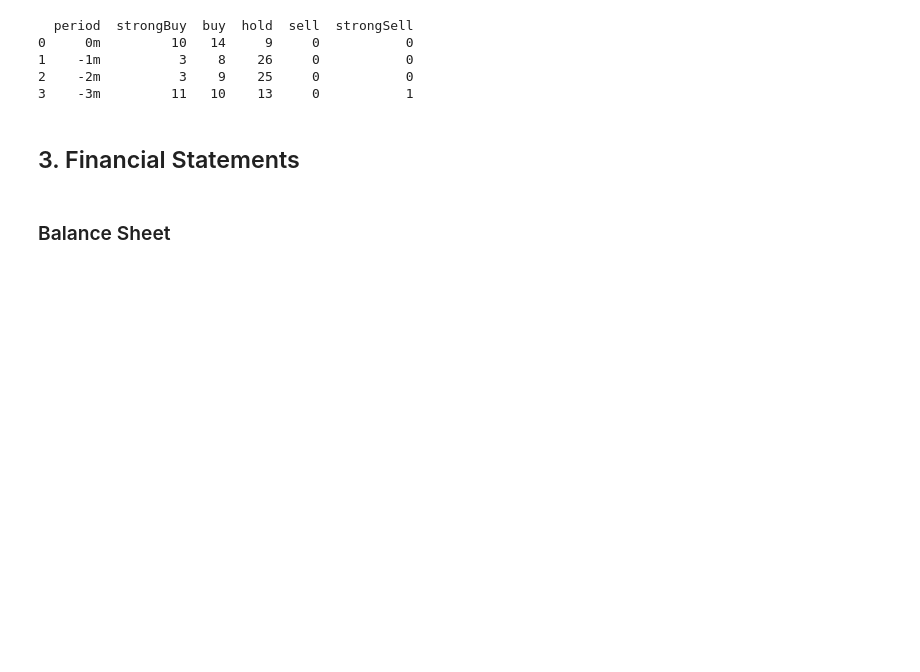
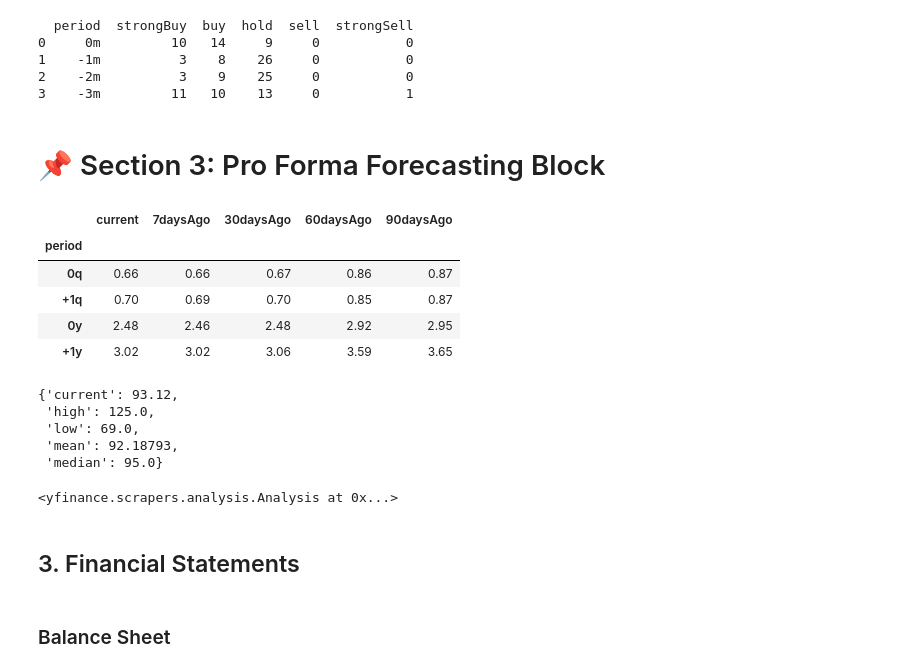
Before and after one commit to cjc1119/portfolio-cjc454, a Jupyter notebook: ABV_Capstone/scripts/valuation_model_6.19.25_2330.ipynb, the cells around one changed output. Drawn from its saved outputs; the diff is of its cells as text; code cells hidden in the pictures; blank space fills up the shorter version.

```diff
--- a/ABV_Capstone/scripts/valuation_model_6.19.25_2330.ipynb
+++ b/ABV_Capstone/scripts/valuation_model_6.19.25_2330.ipynb
@@ -99,3 +127,31 @@ print(recommendations)
 1    -1m          3    8    26     0           0
 2    -2m          3    9    25     0           0
 3    -3m         11   10    13     0           1
+# %% [markdown]
+# 📌 Section 3: Pro Forma Forecasting Block
+# %%
+# === EPS Trend ===
+eps_trend = company.eps_trend
+eps_trend_df = pd.DataFrame(eps_trend)
+eps_trend_df
+# %% [output]
+|  | current | 7daysAgo | 30daysAgo | 60daysAgo | 90daysAgo |
+| period |  |  |  |  |  |
+| 0q | 0.66 | 0.66 | 0.67 | 0.86 | 0.87 |
+| +1q | 0.70 | 0.69 | 0.70 | 0.85 | 0.87 |
+| 0y | 2.48 | 2.46 | 2.48 | 2.92 | 2.95 |
+| +1y | 3.02 | 3.02 | 3.06 | 3.59 | 3.65 |
+# %%
+# === Analyst Price Targets ===
+company.get_analyst_price_targets()
+# %% [output]
+{'current': 93.12,
+ 'high': 125.0,
+ 'low': 69.0,
+ 'mean': 92.18793,
+ 'median': 95.0}
+# %%
+# get analyst price targets
+company._analysis
+# %% [output]
+<yfinance.scrapers.analysis.Analysis at 0x...>
```
Also changed, not shown: parts of 8 cells of this notebook, 11 other files.
